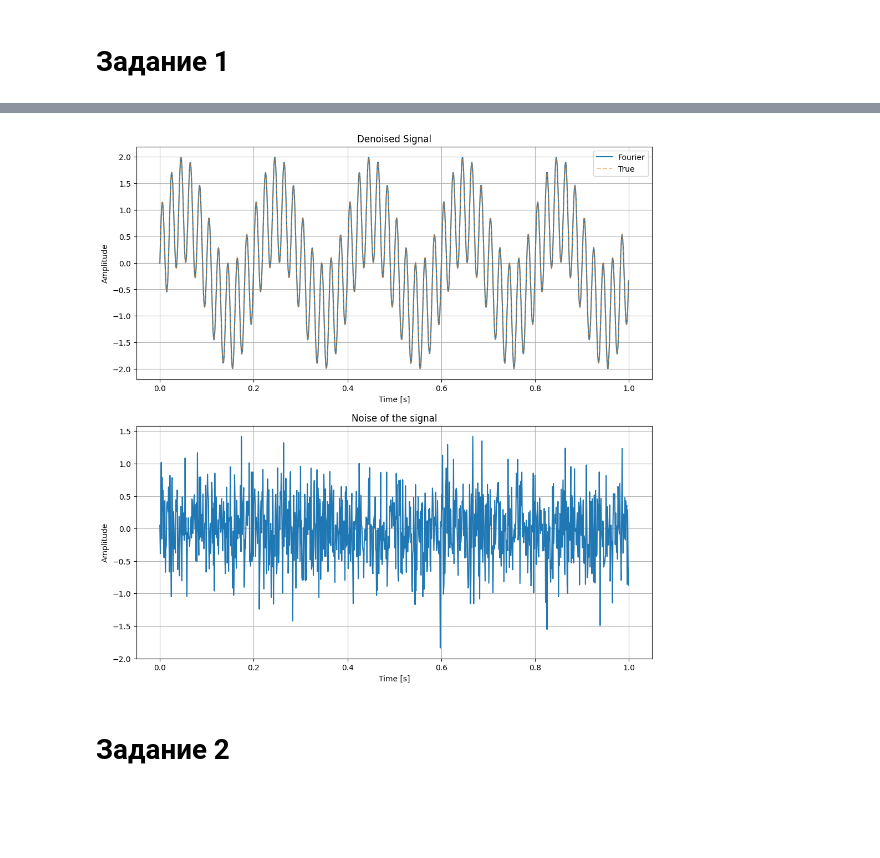
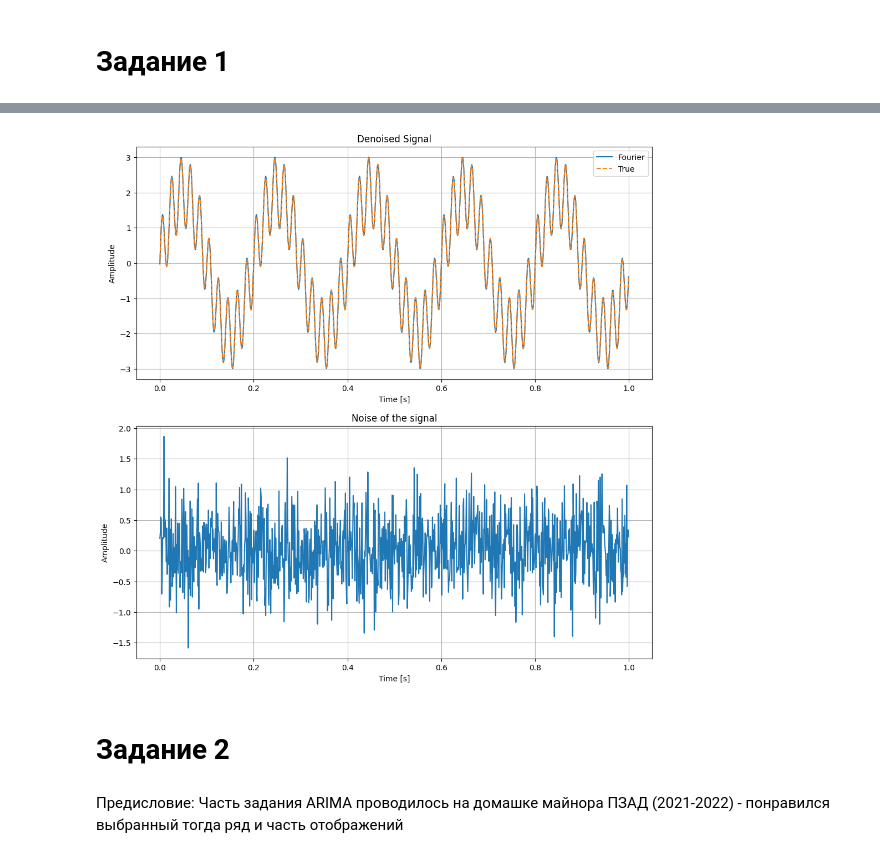
Before and after one commit to Chpel/Maga, a Jupyter notebook: Time Series Diff/lab4.ipynb, the cells around one changed output, grey strips where cells are left out. Drawn from its saved outputs; the diff is of its cells as text; code cells hidden in the pictures; blank space fills up the shorter version.

```diff
--- a/Time Series Diff/lab4.ipynb
+++ b/Time Series Diff/lab4.ipynb
@@ -15,7 +15,7 @@ def gen_data(pN, freq, amp, noise_amp):
 # Parameters
 pow_N = 10 #power of frequency (will be ceiled)
 frequencies = [5, 50]  # Frequencies of the sine waves
-amplitude = [1, 1]  # Amplitude of the sine waves
+amplitude = [2, 1]  # Amplitude of the sine waves
 noise_amplitude = 0.5  # Amplitude of the noise
 
 t, signal, noisy_signal = gen_data(pow_N, frequencies, amplitude, noise_amplitude)
@@ -102,27 +102,29 @@ denoised_signal, noise = algorithm(noisy_signal, 150)
 # %%
 
 plt.figure(figsize=(12, 12))
 plt.subplot(2,1,1)
 
 # Plot the denoised signal
 plt.plot(t, denoised_signal, label='Fourier')
-plt.plot(t, signal, '--', alpha=0.5, label='True')
+plt.plot(t, signal, '--', alpha=1, label='True')
 plt.title('Denoised Signal')
 plt.xlabel('Time [s]')
 plt.ylabel('Amplitude')
 plt.legend()
 plt.grid()
 
 plt.subplot(2,1,2)
 
 # Plot the noise
 plt.plot(t, noise)
 plt.title('Noise of the signal')
 plt.xlabel('Time [s]')
 plt.ylabel('Amplitude')
 plt.grid()
 plt.show()
 # %% [output]
-[figure, old version]
+[figure, new version]
 # %% [markdown]
 # Задание 2
+# %% [markdown]
+Предисловие: Часть задания ARIMA проводилось на домашке майнора ПЗАД (2021-2022) - понравился выбранный тогда ряд и часть отображений
```
Also changed, not shown: parts of 31 cells of this notebook, 4 other files.
